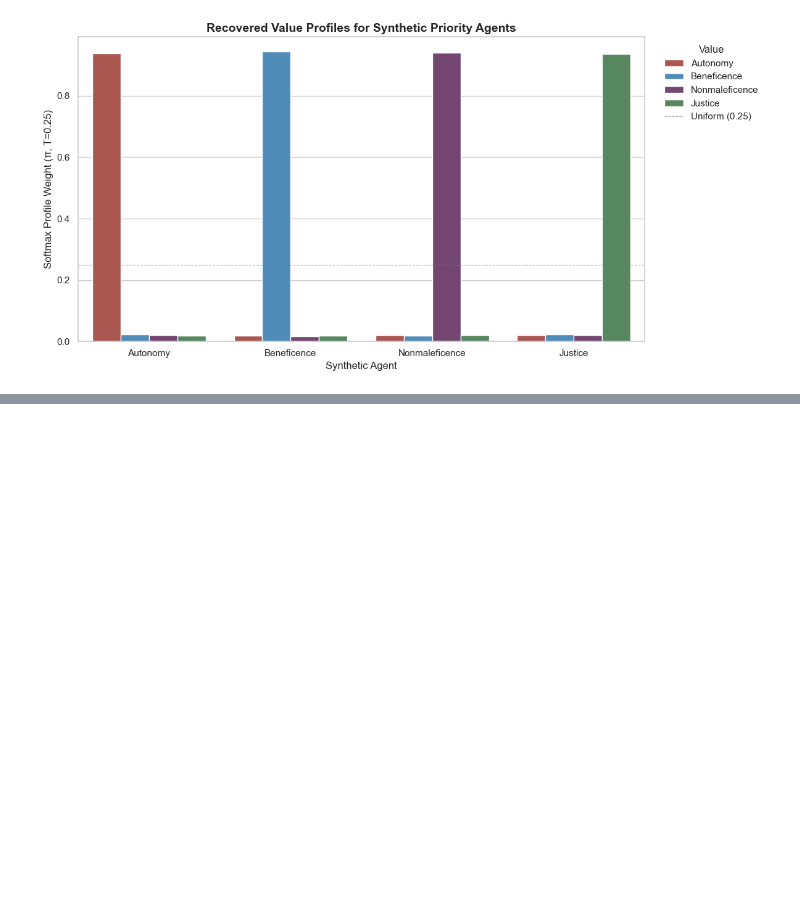
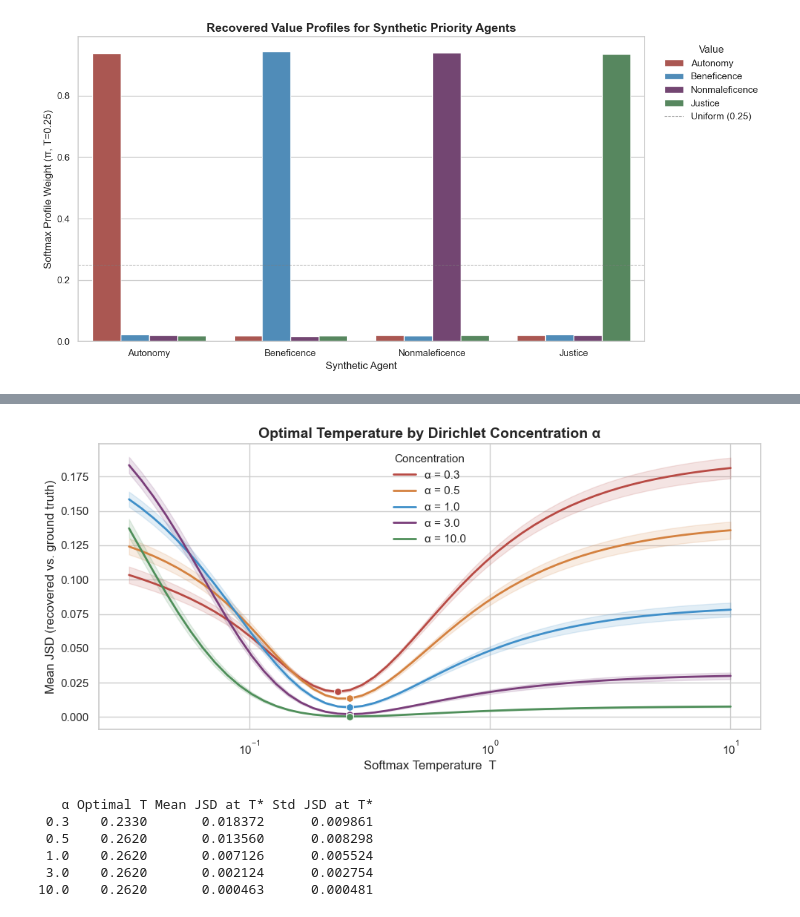
Before and after one commit to payalchandak/ValueBench, a Jupyter notebook: src/analysis/synthetic_agents.ipynb, the cells around one changed output, grey strips where cells are left out. Drawn from its saved outputs; the diff is of its cells as text; code cells hidden in the pictures; blank space fills up the shorter version.

```diff
--- a/src/analysis/synthetic_agents.ipynb
+++ b/src/analysis/synthetic_agents.ipynb
@@ -173,0 +287,53 @@ plt.show()
+# %%
+alpha_palette = {
+    0.3:  "#B84A44",
+    0.5:  "#D4813F",
+    1.0:  "#3F8FC9",
+    3.0:  "#7A3E7A",
+    10.0: "#4F8F5A",
+}
+
+fig, ax = plt.subplots(figsize=(10, 5))
+
+summary_rows = []
+for alpha in ALPHAS:
+    mask = alpha_arr == alpha
+    group_mean = jsd_matrix[mask].mean(axis=0)
+    group_se = jsd_matrix[mask].std(axis=0) / np.sqrt(mask.sum())
+
+    ax.plot(TEMPERATURES, group_mean, linewidth=2,
+            color=alpha_palette[alpha], label=f"α = {alpha}")
+    ax.fill_between(TEMPERATURES, group_mean - group_se, group_mean + group_se,
+                    alpha=0.15, color=alpha_palette[alpha])
+
+    opt_idx = int(np.argmin(group_mean))
+    opt_T = TEMPERATURES[opt_idx]
+    ax.scatter([opt_T], [group_mean[opt_idx]], color=alpha_palette[alpha],
+               s=50, zorder=5, edgecolors="white", linewidths=0.8)
+
+    summary_rows.append({
+        "α": alpha,
+        "Optimal T": f"{opt_T:.4f}",
+        "Mean JSD at T*": f"{group_mean[opt_idx]:.6f}",
+        "Std JSD at T*": f"{jsd_matrix[mask][:, opt_idx].std():.6f}",
+    })
+
+ax.set_xscale("log")
+ax.set_xlabel("Softmax Temperature  T", fontsize=12)
+ax.set_ylabel("Mean JSD (recovered vs. ground truth)", fontsize=12)
+ax.set_title("Optimal Temperature by Dirichlet Concentration α",
+             fontsize=14, fontweight="bold")
+ax.legend(fontsize=11, frameon=False, title="Concentration", title_fontsize=11)
+plt.tight_layout()
+plt.show()
+
+summary_df = pd.DataFrame(summary_rows)
+print(summary_df.to_string(index=False))
+# %% [output]
+[figure, added]
+   α Optimal T Mean JSD at T* Std JSD at T*
+ 0.3    0.2330       0.018372      0.009861
+ 0.5    0.2620       0.013560      0.008298
+ 1.0    0.2620       0.007126      0.005524
+ 3.0    0.2620       0.002124      0.002754
+10.0    0.2620       0.000463      0.000481
```
Also changed, not shown: parts of 6 cells of this notebook, 1 other file.
